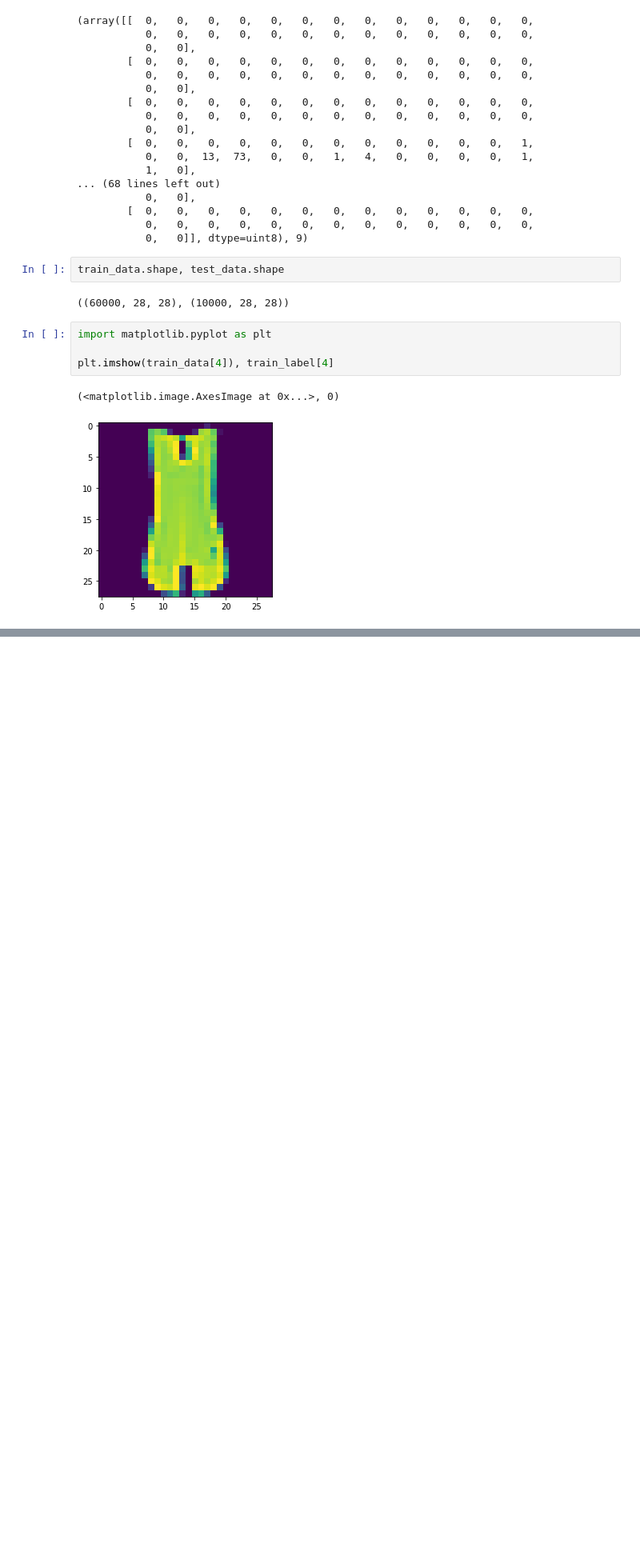
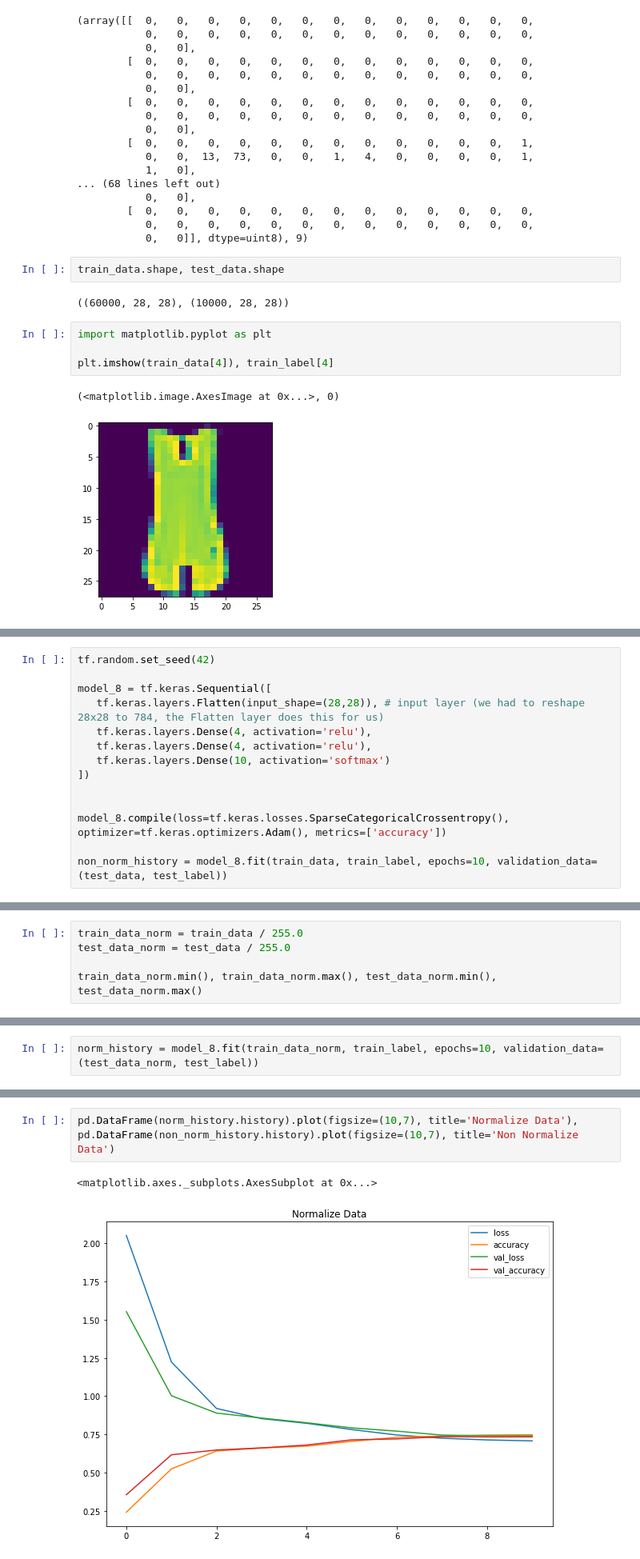
Before and after one commit to choton654/tenserflow-deep-learning, a Jupyter notebook: neural_network_classification_tenserflow.ipynb, the cells around one changed output, grey strips where cells are left out. Shown: that part at 80% size. Drawn from its saved outputs; the diff is of its cells as text; blank space fills up the shorter version.

```diff
--- a/neural_network_classification_tenserflow.ipynb
+++ b/neural_network_classification_tenserflow.ipynb
@@ -729,0 +756,14 @@ plt.imshow(train_data[4]), train_label[4]
+# %%
+tf.random.set_seed(42)
+
+model_8 = tf.keras.Sequential([
+   tf.keras.layers.Flatten(input_shape=(28,28)), # input layer (we had to reshape 28x28 to 784, the Flatten layer does this for us)
+   tf.keras.layers.Dense(4, activation='relu'),
+   tf.keras.layers.Dense(4, activation='relu'),
+   tf.keras.layers.Dense(10, activation='softmax')
+])
+
+
+model_8.compile(loss=tf.keras.losses.SparseCategoricalCrossentropy(), optimizer=tf.keras.optimizers.Adam(), metrics=['accuracy'])
+
+non_norm_history = model_8.fit(train_data, train_label, epochs=10, validation_data=(test_data, test_label))
@@ -729,0 +811,5 @@ plt.imshow(train_data[4]), train_label[4]
+# %%
+train_data_norm = train_data / 255.0
+test_data_norm = test_data / 255.0
+
+train_data_norm.min(), train_data_norm.max(), test_data_norm.min(), test_data_norm.max()
@@ -729,0 +818,2 @@ plt.imshow(train_data[4]), train_label[4]
+# %%
+norm_history = model_8.fit(train_data_norm, train_label, epochs=10, validation_data=(test_data_norm, test_label))
@@ -729,0 +866,6 @@ plt.imshow(train_data[4]), train_label[4]
+# %%
+pd.DataFrame(norm_history.history).plot(figsize=(10,7), title='Normalize Data'),
+pd.DataFrame(non_norm_history.history).plot(figsize=(10,7), title='Non Normalize Data')
+# %% [output]
+<matplotlib.axes._subplots.AxesSubplot at 0x...>
+[figure, added]
```
Also changed, not shown: parts of 47 cells of this notebook.
